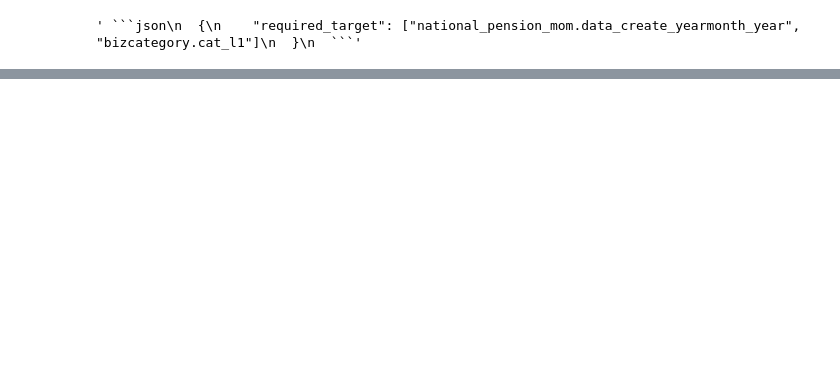
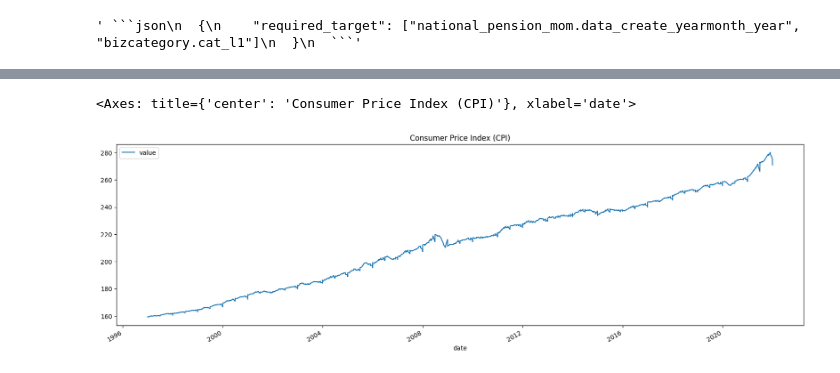
Before and after one commit to kpyopark/looker_palm_integration, a Jupyter notebook: lookml_explorer.ipynb, the cells around one changed output, grey strips where cells are left out. Drawn from its saved outputs; the diff is of its cells as text; code cells hidden in the pictures; blank space fills up the shorter version.

```diff
--- a/lookml_explorer.ipynb
+++ b/lookml_explorer.ipynb
@@ -466,0 +495,7 @@ Query(model='lookml_hol_sample', view='national_pension_mom', can={'run': True,
+# %%
+from google.cloud import bigquery
+client = bigquery.Client()
+# %%
+import pandas as pd
+
+df_c_cpi = client.query('SELECT * FROM `bigquery-public-data.bls.cpi_u`').to_dataframe()
@@ -466,0 +536,13 @@ Query(model='lookml_hol_sample', view='national_pension_mom', can={'run': True,
+# %%
+df_ts_cpi = df_c_cpi[(df_c_cpi['item_name'] == 'All items') & (df_c_cpi['area_name'] == 'U.S. city average')][['date', 'value']]
+
+# convert the 'date' column to datetime type
+df_ts_cpi['date'] = pd.to_datetime(df_ts_cpi['date'])
+
+# set the 'date' column as the index of the dataframe
+df_ts_cpi.set_index('date', inplace=True)
+# %%
+df_ts_cpi.plot(figsize=(20, 6), title='Consumer Price Index (CPI)')
+# %% [output]
+<Axes: title={'center': 'Consumer Price Index (CPI)'}, xlabel='date'>
+[figure, added]
```
Also changed, not shown: parts of 57 cells of this notebook, 6 other files.
